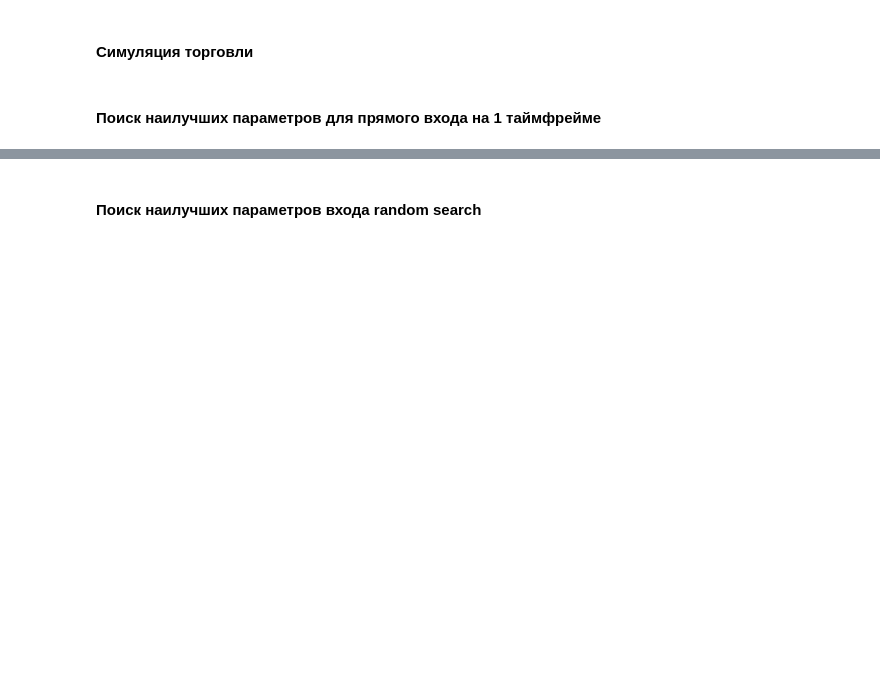
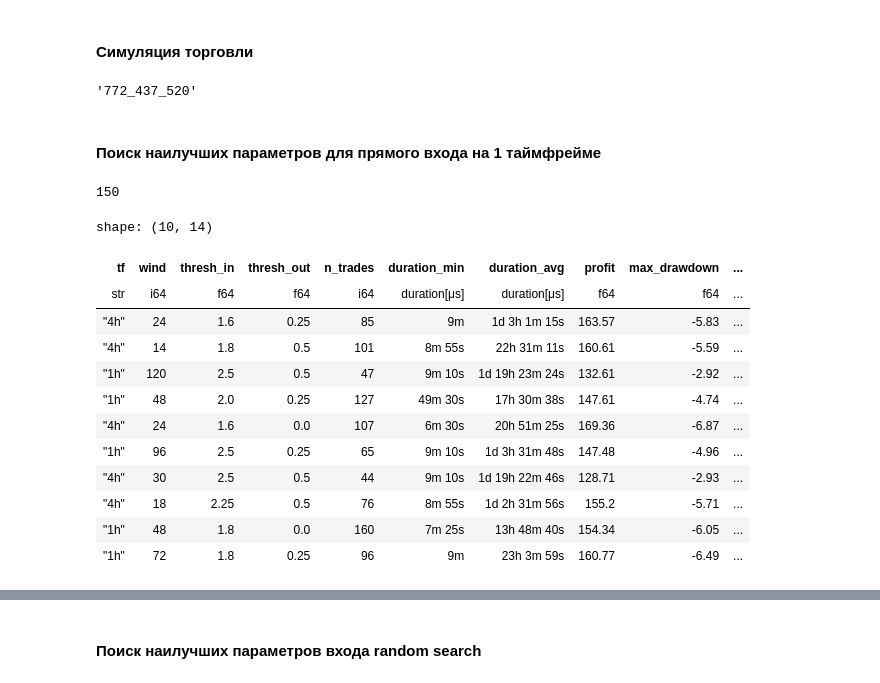
Before and after one commit to elterion/bot, a Jupyter notebook: Pair Trading.ipynb, the cells around one changed output, grey strips where cells are left out. Saved outputs shown, nothing was run; the diff lists cells and outputs as text; code cells hidden in the pictures; blank space fills up the shorter version.

```diff
--- a/Pair Trading.ipynb
+++ b/Pair Trading.ipynb
@@ -616,7 +616,7 @@ def create_double_tf_backtest_df(token_pairs, start_time, end_time, tf_1, wind_1
     return main_df
 # %%
 # Загружаем полный датасет
-df = pl.scan_parquet('./data/test_data.parquet')
+df = pl.scan_parquet('./data/train_data.parquet')
 
 # Выбрасываем столбцы с информацией о спреде, он нам сейчас не нужен
 all_cols = df.collect_schema().names()
@@ -624,54 +624,74 @@ cols_to_drop = [col for col in all_cols if '_spread_' in col]
 
 df = df.drop(cols_to_drop).collect()
 f'{df.estimated_size():_}'
+# %% [output]
+'772_437_520'
 # %% [markdown]
 #### Поиск наилучших параметров для прямого входа на 1 таймфрейме
 # %%
-start_time = datetime(2025, 9, 16, 0, tzinfo=ZoneInfo("Europe/Moscow"))
-end_time = datetime(2025, 9, 26, 0, tzinfo=ZoneInfo("Europe/Moscow"))
+start_time = datetime(2025, 10, 22, 0, 0, tzinfo=ZoneInfo("Europe/Moscow"))
+end_time = datetime(2025, 11, 12, 0, 0, tzinfo=ZoneInfo("Europe/Moscow"))
 
 metrics_arr = []
 in_params = (1.6, 1.8, 2.0, 2.25, 2.5)
-out_params = (0.25, 0.5, 0.75, 1.25, 1.5, 1.75, 2.0, 2.25, 2.5)
-dist_in_params = (0.1, 0.2, 0.3, 0.4, 0.5)
-dist_out_params = (0.1, 0.2, 0.3, 0.4, 0.5)
+out_params = (0.0, 0.25, 0.5)
 
-winds = [18, ]
+tfs = ['4h', '1h']
+winds = {'4h': [14, 18, 24, 30], '1h': [24, 36, 48, 72, 96, 120]}
 leverage = 2
 max_pairs = 5
-min_order_size = 40
+min_order_size = 45
 max_order_size = 50
 fee_rate = 0.00055
+sl_ratio = 0.9
 
-ln = len(in_params) * len(out_params) * len(winds) * len(dist_out_params)
+ln = len(in_params) * len(out_params) * len(winds['4h'] + winds['1h'])
 ln
+# %% [output]
+150
 # %%
 # Симуляция одного таймфрейма с прямым входом и выходом
 tf = '4h'
 
 with tqdm(total=ln, desc="Обработка", unit="iter") as progress_bar:
-    for wind in winds:
-        tdf = select_cols_1tf(df, token_pairs, tf, wind)
+    for tf in tfs:
+        for wind in winds[tf]:
+            tdf = select_cols_1tf(df, token_pairs, tf, wind)
 
-        for in_ in in_params:
-            for out_ in out_params:
-                if abs(out_) > abs(in_):
-                    continue
+            for in_ in in_params:
+                for out_ in out_params:
+                    if abs(out_) > abs(in_):
+                        continue
 
-                trades_df, metrics = run_single_tf_backtest(tdf, tf, wind, in_, out_, leverage, max_pairs, max_order_size,
-                           fee_rate, start_time, end_time, coin_information)
+                    trades_df, metrics = run_single_tf_backtest(tdf, tf, wind, in_, out_, leverage, max_pairs, min_order_size, max_order_size,
+                               fee_rate, start_time, end_time, sl_ratio, coin_information)
 
-                if trades_df.is_empty():
+                    if trades_df.is_empty():
+                        progress_bar.update(1)
+                        continue
+
+                    metrics_arr.append({'tf': tf, 'wind': wind, 'thresh_in': in_, 'thresh_out': out_,
+                        'n_trades': metrics['n_trades'], 'duration_min': metrics['duration_min'], 'duration_max': metrics['duration_max'],
+                        'duration_avg': metrics['duration_avg'], 'stop_losses': metrics['stop_losses'], 'liquidations': metrics['liquidations'],
+                        'profit': metrics['profit'], 'max_drawdown': metrics['max_drawdown'], 'max_profit': metrics['max_profit'],
+                        'max_loss': metrics['max_loss'], 'avg_profit': metrics['avg_profit'], 'profit_std': metrics['profit_std'],
+                        'profit_ratio': metrics['profit_ratio']})
                     progress_bar.update(1)
-                    continue
 
-                metrics_arr.append({'tf': tf, 'wind': wind, 'thresh_in': in_, 'thresh_out': out_,
-                    'n_trades': metrics['n_trades'], 'duration_min': metrics['duration_min'], 'duration_max': metrics['duration_max'],
-                    'duration_avg': metrics['duration_avg'], 'stop_losses': metrics['stop_losses'], 'liquidations': metrics['liquidations'],
-                    'profit': metrics['profit'], 'max_drawdown': metrics['max_drawdown'], 'max_profit': metrics['max_profit'],
-                    'max_loss': metrics['max_loss'], 'avg_profit': metrics['avg_profit'], 'profit_std': metrics['profit_std'],
-                    'profit_ratio': metrics['profit_ratio']})
-                progress_bar.update(1)
+str_output = pl.DataFrame(metrics_arr).sort(by='profit_ratio', descending=True).drop('duration_max', 'stop_losses', 'liquidations')
 # %%
-output = pl.DataFrame(metrics_arr).sort(by='profit_ratio', descending=True).drop('duration_max', 'stop_losses', 'liquidations')
-output.head(2)
+str_output.head(10)
+# %% [output]
+shape: (10, 14)
+| tf | wind | thresh_in | thresh_out | n_trades | duration_min | duration_avg | profit | max_drawdown | ... |
+| str | i64 | f64 | f64 | i64 | duration[μs] | duration[μs] | f64 | f64 | ... |
+| "4h" | 24 | 1.6 | 0.25 | 85 | 9m | 1d 3h 1m 15s | 163.57 | -5.83 | ... |
+| "4h" | 14 | 1.8 | 0.5 | 101 | 8m 55s | 22h 31m 11s | 160.61 | -5.59 | ... |
+| "1h" | 120 | 2.5 | 0.5 | 47 | 9m 10s | 1d 19h 23m 24s | 132.61 | -2.92 | ... |
+| "1h" | 48 | 2.0 | 0.25 | 127 | 49m 30s | 17h 30m 38s | 147.61 | -4.74 | ... |
+| "4h" | 24 | 1.6 | 0.0 | 107 | 6m 30s | 20h 51m 25s | 169.36 | -6.87 | ... |
+| "1h" | 96 | 2.5 | 0.25 | 65 | 9m 10s | 1d 3h 31m 48s | 147.48 | -4.96 | ... |
+| "4h" | 30 | 2.5 | 0.5 | 44 | 9m 10s | 1d 19h 22m 46s | 128.71 | -2.93 | ... |
+| "4h" | 18 | 2.25 | 0.5 | 76 | 8m 55s | 1d 2h 31m 56s | 155.2 | -5.71 | ... |
+| "1h" | 48 | 1.8 | 0.0 | 160 | 7m 25s | 13h 48m 40s | 154.34 | -6.05 | ... |
+| "1h" | 72 | 1.8 | 0.25 | 96 | 9m | 23h 3m 59s | 160.77 | -6.49 | ... |
```
Also changed, not shown: parts of 13 cells of this notebook.
